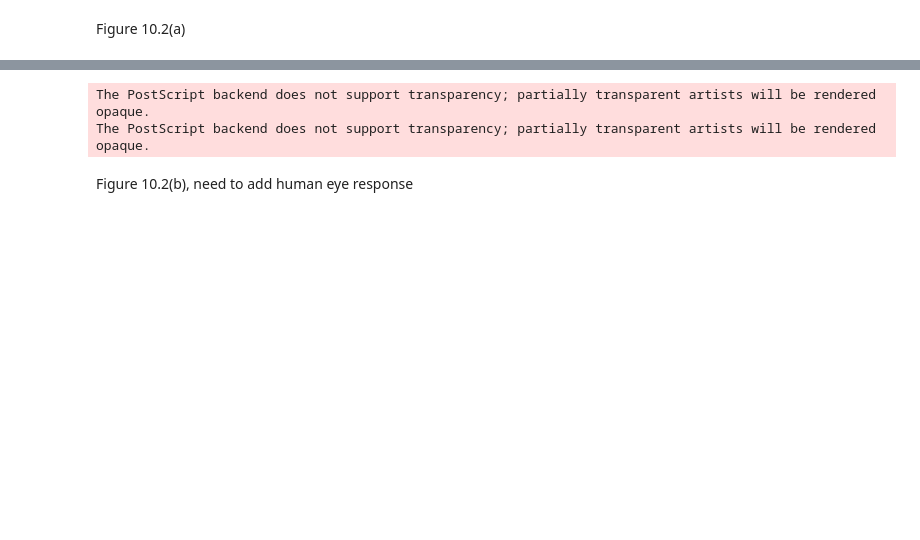
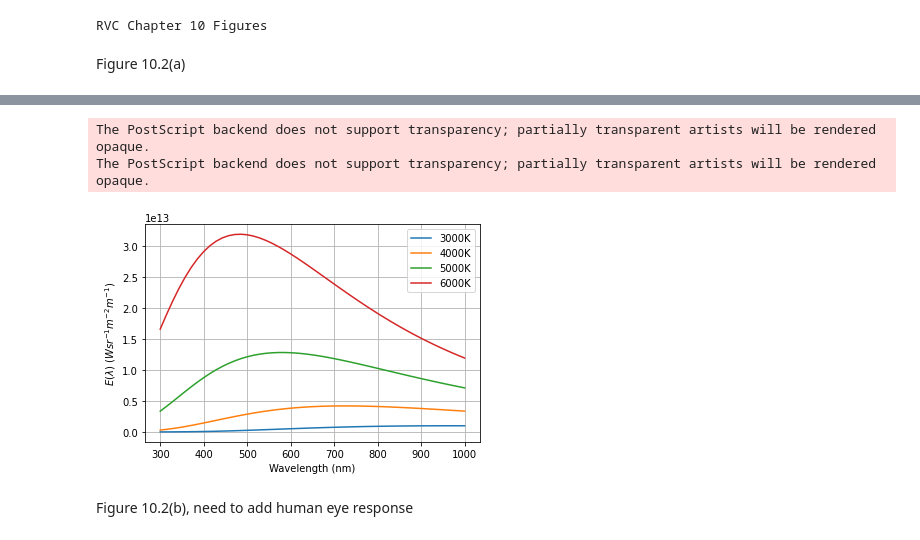
Before and after one commit to petercorke/machinevision-toolbox-python, a Jupyter notebook: machinevisiontoolbox/chap10.ipynb, the cells around one changed output, grey strips where cells are left out. Saved outputs shown, nothing was run; the diff lists cells and outputs as text; code cells hidden in the pictures; blank space fills up the shorter version.

Commit message:
added several figures to chap10, fixed minor indexing bug in tristim2cc

```diff
--- a/machinevisiontoolbox/chap10.ipynb
+++ b/machinevisiontoolbox/chap10.ipynb
@@ -2,21 +2,24 @@
 import numpy as np
 import matplotlib.pyplot as plt
 
-import color as color
-
-# from cycler import cycler
+import machinevisiontoolbox as mvt
 
 from pathlib import Path
 
-%matplotlib notebook
+# makes matplotlib plots inline/inside iPython notebook
+# %matplotlib notebook
+
+print('RVC Chapter 10 Figures')
 
 nm = 1e-9
+# %% [output]
+RVC Chapter 10 Figures
 # %% [markdown]
 Figure 10.2(a)
 # %%
 lam = np.linspace(300, 1000, 50)
 for T in [3000, 4000, 5000, 6000]:
-    e = color.blackbody(lam * nm, T)
+    e = mvt.blackbody(lam * nm, T)
     plt.plot(lam, e, label=f"{T}K")
 plt.grid(True)
 plt.xlabel('Wavelength (nm)')
@@ -29,5 +30,6 @@ plt.savefig('fig10_2a.eps')
 The PostScript backend does not support transparency; partially transparent artists will be rendered opaque.
 The PostScript backend does not support transparency; partially transparent artists will be rendered opaque.
+[figure, added]
 # %% [markdown]
 Figure 10.2(b), need to add human eye response
 # %%
```
Also changed, not shown: parts of 11 cells of this notebook, 3 other files.
